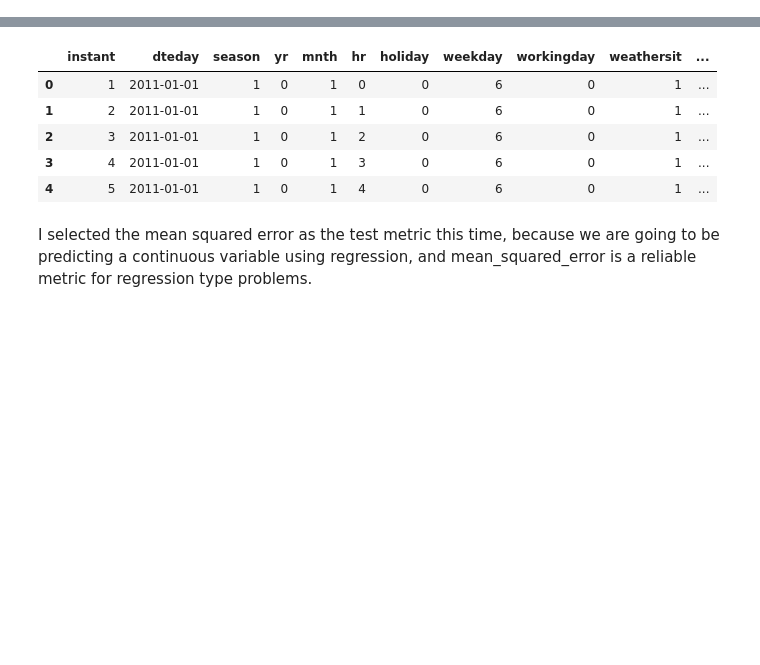
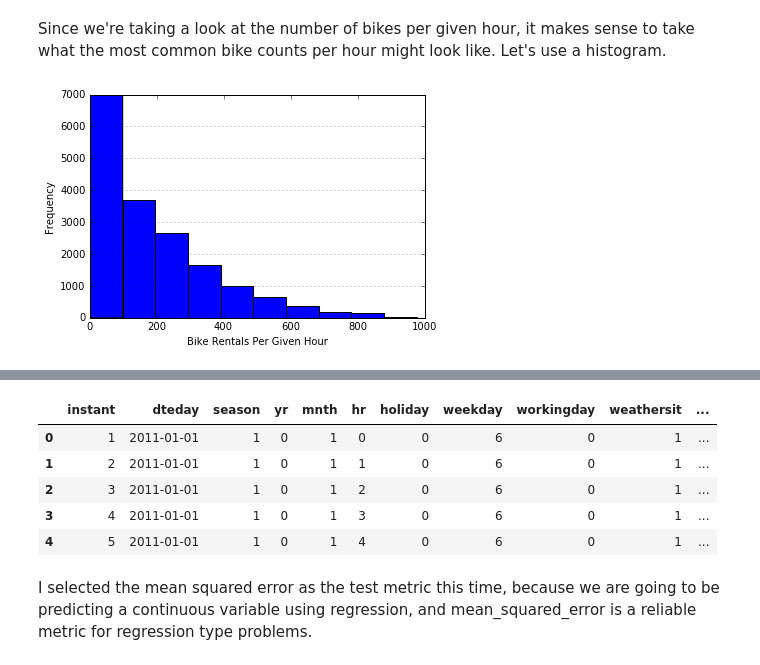
Before and after one commit to makarandnadendla/bike_rentals, a Jupyter notebook: Basics.ipynb, the cells around one changed output, grey strips where cells are left out. Cells and saved outputs as stored; diff of their text form; code cells hidden in the pictures; blank space fills up the shorter version.

```diff
--- a/Basics.ipynb
+++ b/Basics.ipynb
@@ -18,7 +34,11 @@ bike_rentals.head()
+# %% [markdown]
+Since we're taking a look at the number of bikes per given hour, it makes sense to take what the most common bike counts per hour might look like. Let's use a histogram.
 # %%
-bike_rentals["cnt"].plot.hist(grid=True, bins = 5, rwidth = 0.9, color = '#607c8e')
-plt.xlabel("Total Number of Bike Rentals per We")
+bike_rentals["cnt"].plot.hist(bins = 10)
+plt.xlabel("Bike Rentals Per Given Hour")
 plt.grid(axis = 'y', alpha = 0.75)
+# %% [output]
+[figure, added]
 # %%
 bike_rentals.corr()
 # %% [output]
```
Also changed, not shown: parts of 24 cells of this notebook.
